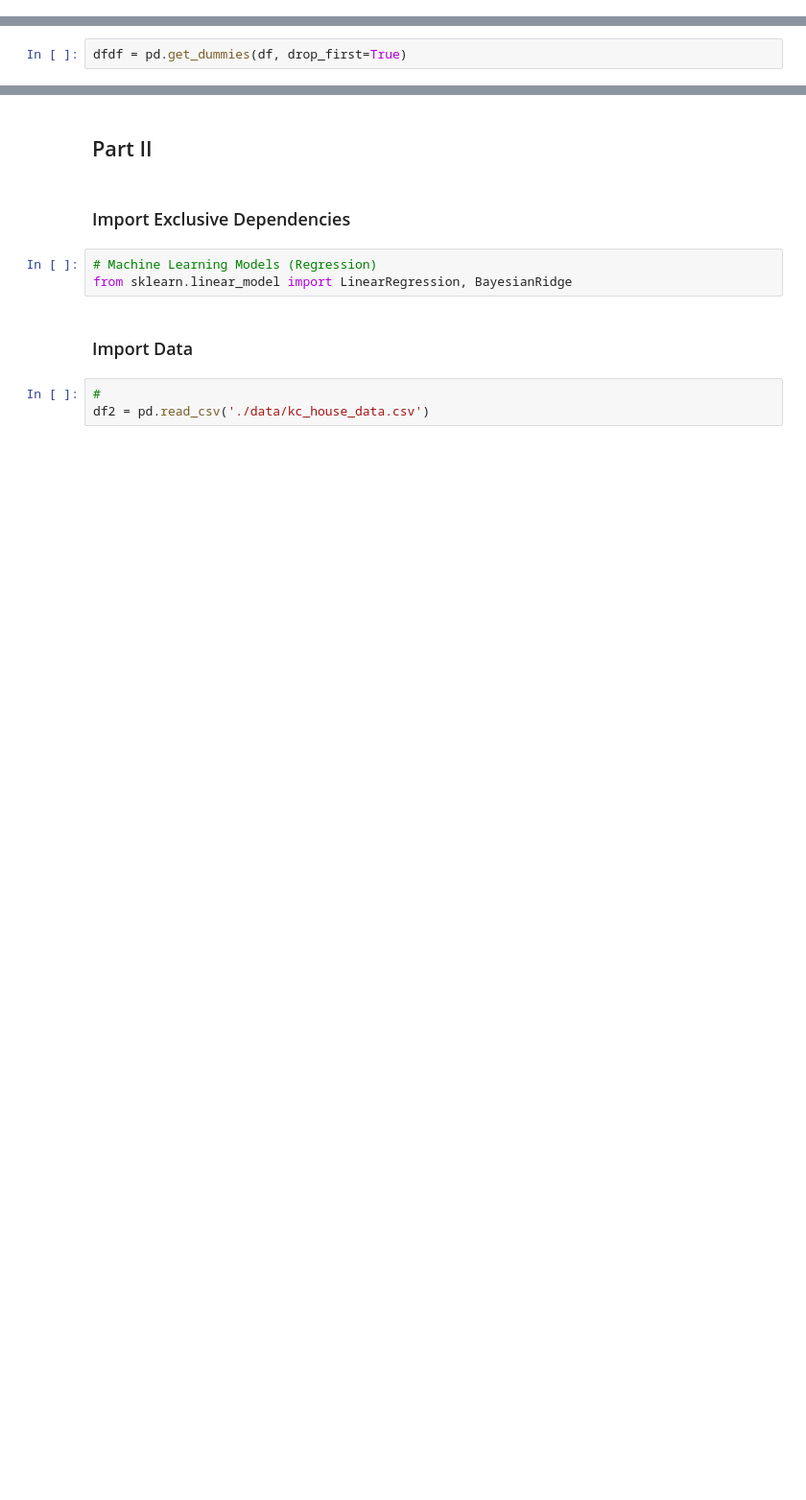
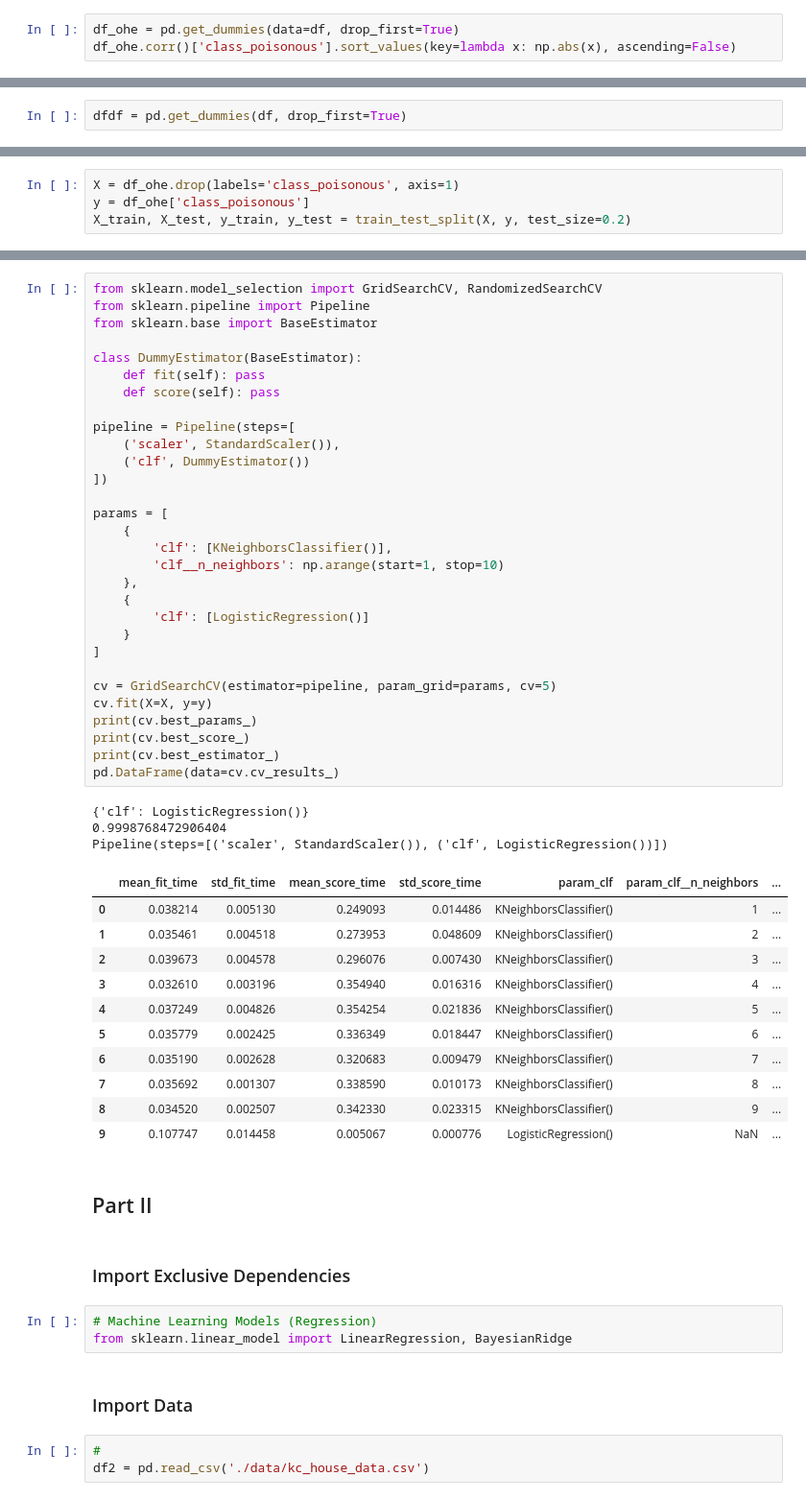
Before and after one commit to ethanolx/Mushrooms-Housing-py, a Jupyter notebook: a.ipynb, the cells around one changed output, grey strips where cells are left out. Shown at 96% size. Cells and saved outputs as stored; diff of their text form; blank space fills up the shorter version.

```diff
--- a/a.ipynb
+++ b/a.ipynb
@@ -229,0 +163,3 @@ def present():
+# %%
+df_ohe = pd.get_dummies(data=df, drop_first=True)
+df_ohe.corr()['class_poisonous'].sort_values(key=lambda x: np.abs(x), ascending=False)
@@ -243,0 +230,4 @@ sns.jointplot(data=df, x='odor', y='class')
+# %%
+X = df_ohe.drop(labels='class_poisonous', axis=1)
+y = df_ohe['class_poisonous']
+X_train, X_test, y_train, y_test = train_test_split(X, y, test_size=0.2)
@@ -255,3 +268,48 @@ knn.score(X_test, y_test)
+# %%
+from sklearn.model_selection import GridSearchCV, RandomizedSearchCV
+from sklearn.pipeline import Pipeline
+from sklearn.base import BaseEstimator
+
+class DummyEstimator(BaseEstimator):
+    def fit(self): pass
+    def score(self): pass
+
+pipeline = Pipeline(steps=[
+    ('scaler', StandardScaler()),
+    ('clf', DummyEstimator())
+])
+
+params = [
+    {
+        'clf': [KNeighborsClassifier()],
+        'clf__n_neighbors': np.arange(start=1, stop=10)
+    },
+    {
+        'clf': [LogisticRegression()]
+    }
+]
+
+cv = GridSearchCV(estimator=pipeline, param_grid=params, cv=5)
+cv.fit(X=X, y=y)
+print(cv.best_params_)
+print(cv.best_score_)
+print(cv.best_estimator_)
+pd.DataFrame(data=cv.cv_results_)
+# %% [output]
+{'clf': LogisticRegression()}
+0.9998768472906404
+Pipeline(steps=[('scaler', StandardScaler()), ('clf', LogisticRegression())])
+|  | mean_fit_time | std_fit_time | mean_score_time | std_score_time | param_clf | param_clf__n_neighbors | ... |
+| 0 | 0.038214 | 0.005130 | 0.249093 | 0.014486 | KNeighborsClassifier() | 1 | ... |
+| 1 | 0.035461 | 0.004518 | 0.273953 | 0.048609 | KNeighborsClassifier() | 2 | ... |
+| 2 | 0.039673 | 0.004578 | 0.296076 | 0.007430 | KNeighborsClassifier() | 3 | ... |
+| 3 | 0.032610 | 0.003196 | 0.354940 | 0.016316 | KNeighborsClassifier() | 4 | ... |
+| 4 | 0.037249 | 0.004826 | 0.354254 | 0.021836 | KNeighborsClassifier() | 5 | ... |
+| 5 | 0.035779 | 0.002425 | 0.336349 | 0.018447 | KNeighborsClassifier() | 6 | ... |
+| 6 | 0.035190 | 0.002628 | 0.320683 | 0.009479 | KNeighborsClassifier() | 7 | ... |
+| 7 | 0.035692 | 0.001307 | 0.338590 | 0.010173 | KNeighborsClassifier() | 8 | ... |
+| 8 | 0.034520 | 0.002507 | 0.342330 | 0.023315 | KNeighborsClassifier() | 9 | ... |
+| 9 | 0.107747 | 0.014458 | 0.005067 | 0.000776 | LogisticRegression() | NaN | ... |
 # %% [markdown]
 ## Part II
 # %% [markdown]
```
Also changed, not shown: parts of 39 cells of this notebook, 5 other files.
